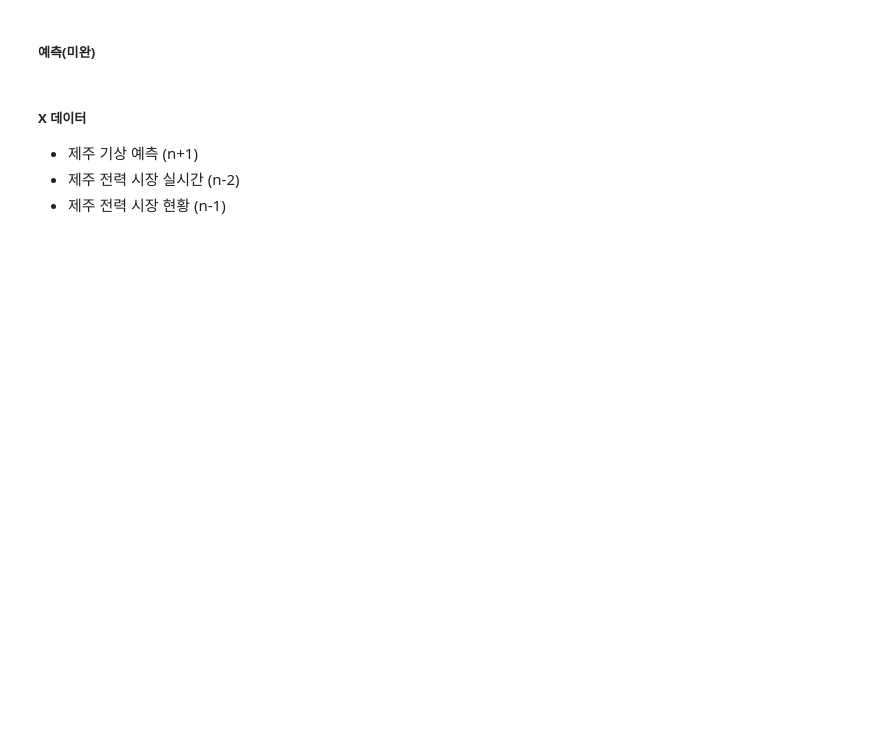
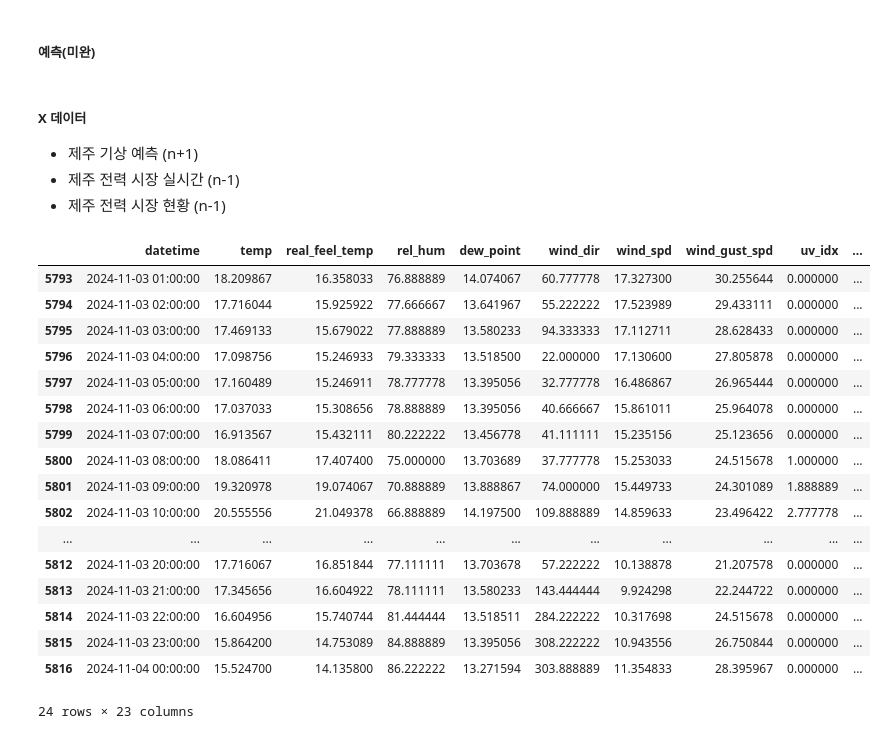
Before and after one commit to bluelemon61/24-OIBC-WolgoksTears, a Jupyter notebook: personal_files/hoon/DL_skeleton_v2.ipynb, the cells around one changed output. Cells and saved outputs as stored; diff of their text form; code cells hidden in the pictures; blank space fills up the shorter version.

```diff
--- a/personal_files/hoon/DL_skeleton_v2.ipynb
+++ b/personal_files/hoon/DL_skeleton_v2.ipynb
@@ -152,7 +152,7 @@ smp_rt_rc.head()
 - 제주 전력 시장 현황 (n-1)
 # %%
 actual_weather_1
-smp_rt_rc['datetime'] += pd.Timedelta(days=3)
+smp_rt_rc['datetime'] += pd.Timedelta(days=2)
 elec_supply['datetime'] += pd.Timedelta(days=2)
 # %%
 dfs = [actual_weather_1, smp_rt_rc, elec_supply]
@@ -171,7 +171,7 @@ Y = smp_da
 # %%
 target_date = {
   # 최소 2024-03-04
-  "train_start_date": '2024-03-04',
+  "train_start_date": '2024-03-03',
   # 최대 2024-10-22
   "train_end_date": '2024-10-22',
   # 예측할 날짜
@@ -369,5 +378,37 @@ Training complete.
 ##### X 데이터
 
 - 제주 기상 예측 (n+1)
-- 제주 전력 시장 실시간 (n-2)
+- 제주 전력 시장 실시간 (n-1)
 - 제주 전력 시장 현황 (n-1)
+# %%
+dfs = [weather_forecast_1, smp_rt_rc, elec_supply]
+
+input_data = reduce(lambda left, right: pd.merge(left, right, on='datetime', how='inner'), dfs)
+
+target_day = datetime.strptime(target_date['predict_target_date'], '%Y-%m-%d')
+
+input_data = input_data.loc[
+  (input_data['datetime'] > target_day) &
+  (input_data['datetime'] <= target_day + timedelta(days=1))
+]
+# %%
+input_data
+# %% [output]
+|  | datetime | temp | real_feel_temp | rel_hum | dew_point | wind_dir | wind_spd | wind_gust_spd | uv_idx | ... |
+| 5793 | 2024-11-03 01:00:00 | 18.209867 | 16.358033 | 76.888889 | 14.074067 | 60.777778 | 17.327300 | 30.255644 | 0.000000 | ... |
+| 5794 | 2024-11-03 02:00:00 | 17.716044 | 15.925922 | 77.666667 | 13.641967 | 55.222222 | 17.523989 | 29.433111 | 0.000000 | ... |
+| 5795 | 2024-11-03 03:00:00 | 17.469133 | 15.679022 | 77.888889 | 13.580233 | 94.333333 | 17.112711 | 28.628433 | 0.000000 | ... |
+| 5796 | 2024-11-03 04:00:00 | 17.098756 | 15.246933 | 79.333333 | 13.518500 | 22.000000 | 17.130600 | 27.805878 | 0.000000 | ... |
+| 5797 | 2024-11-03 05:00:00 | 17.160489 | 15.246911 | 78.777778 | 13.395056 | 32.777778 | 16.486867 | 26.965444 | 0.000000 | ... |
+| 5798 | 2024-11-03 06:00:00 | 17.037033 | 15.308656 | 78.888889 | 13.395056 | 40.666667 | 15.861011 | 25.964078 | 0.000000 | ... |
+| 5799 | 2024-11-03 07:00:00 | 16.913567 | 15.432111 | 80.222222 | 13.456778 | 41.111111 | 15.235156 | 25.123656 | 0.000000 | ... |
+| 5800 | 2024-11-03 08:00:00 | 18.086411 | 17.407400 | 75.000000 | 13.703689 | 37.777778 | 15.253033 | 24.515678 | 1.000000 | ... |
+| 5801 | 2024-11-03 09:00:00 | 19.320978 | 19.074067 | 70.888889 | 13.888867 | 74.000000 | 15.449733 | 24.301089 | 1.888889 | ... |
+| 5802 | 2024-11-03 10:00:00 | 20.555556 | 21.049378 | 66.888889 | 14.197500 | 109.888889 | 14.859633 | 23.496422 | 2.777778 | ... |
+| ... | ... | ... | ... | ... | ... | ... | ... | ... | ... | ... |
+| 5812 | 2024-11-03 20:00:00 | 17.716067 | 16.851844 | 77.111111 | 13.703678 | 57.222222 | 10.138878 | 21.207578 | 0.000000 | ... |
+| 5813 | 2024-11-03 21:00:00 | 17.345656 | 16.604922 | 78.111111 | 13.580233 | 143.444444 | 9.924298 | 22.244722 | 0.000000 | ... |
+| 5814 | 2024-11-03 22:00:00 | 16.604956 | 15.740744 | 81.444444 | 13.518511 | 284.222222 | 10.317698 | 24.515678 | 0.000000 | ... |
+| 5815 | 2024-11-03 23:00:00 | 15.864200 | 14.753089 | 84.888889 | 13.395056 | 308.222222 | 10.943556 | 26.750844 | 0.000000 | ... |
+| 5816 | 2024-11-04 00:00:00 | 15.524700 | 14.135800 | 86.222222 | 13.271594 | 303.888889 | 11.354833 | 28.395967 | 0.000000 | ... |
+24 rows × 23 columns
```
Also changed, not shown: parts of 12 cells of this notebook, 1 other file.
